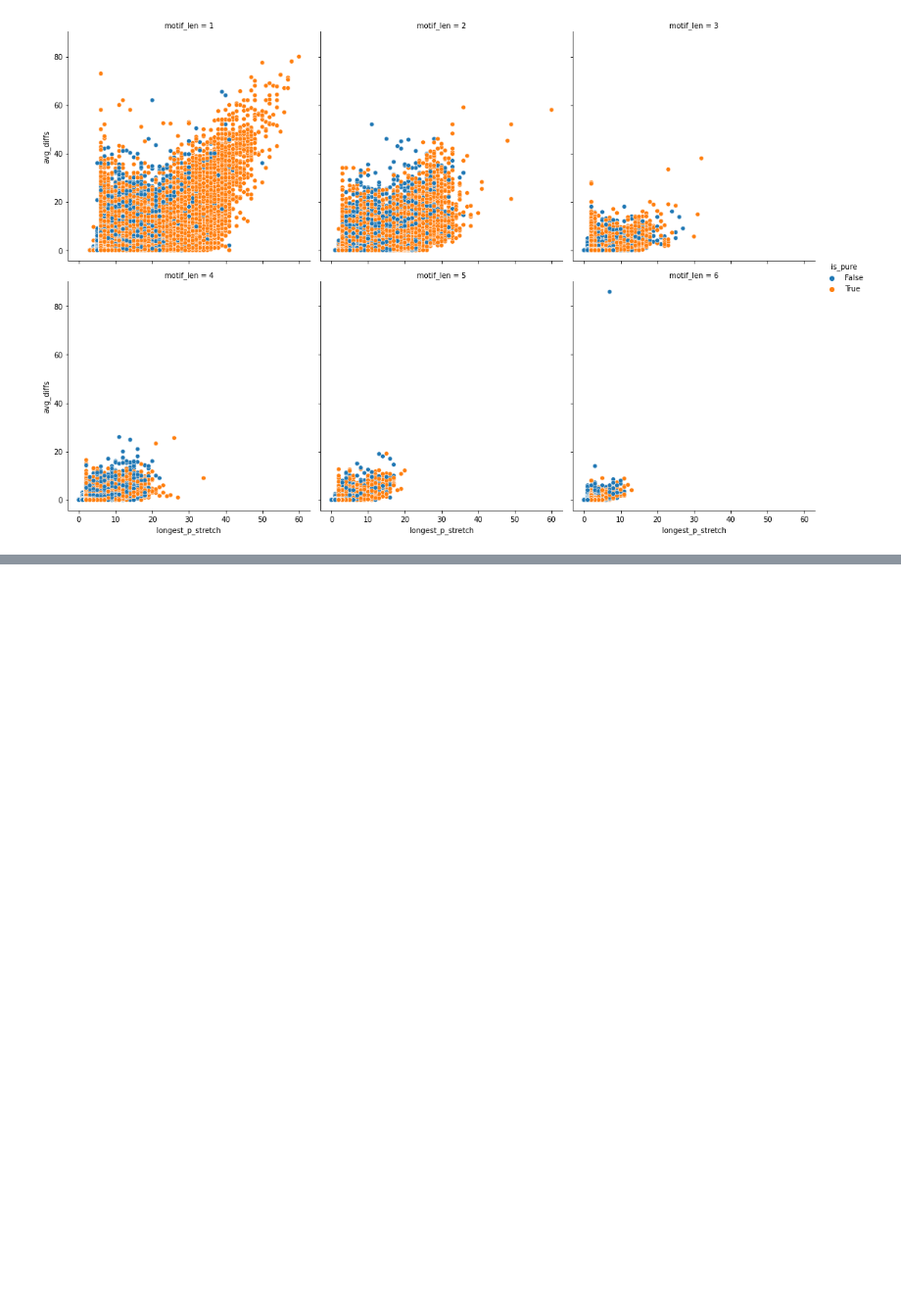
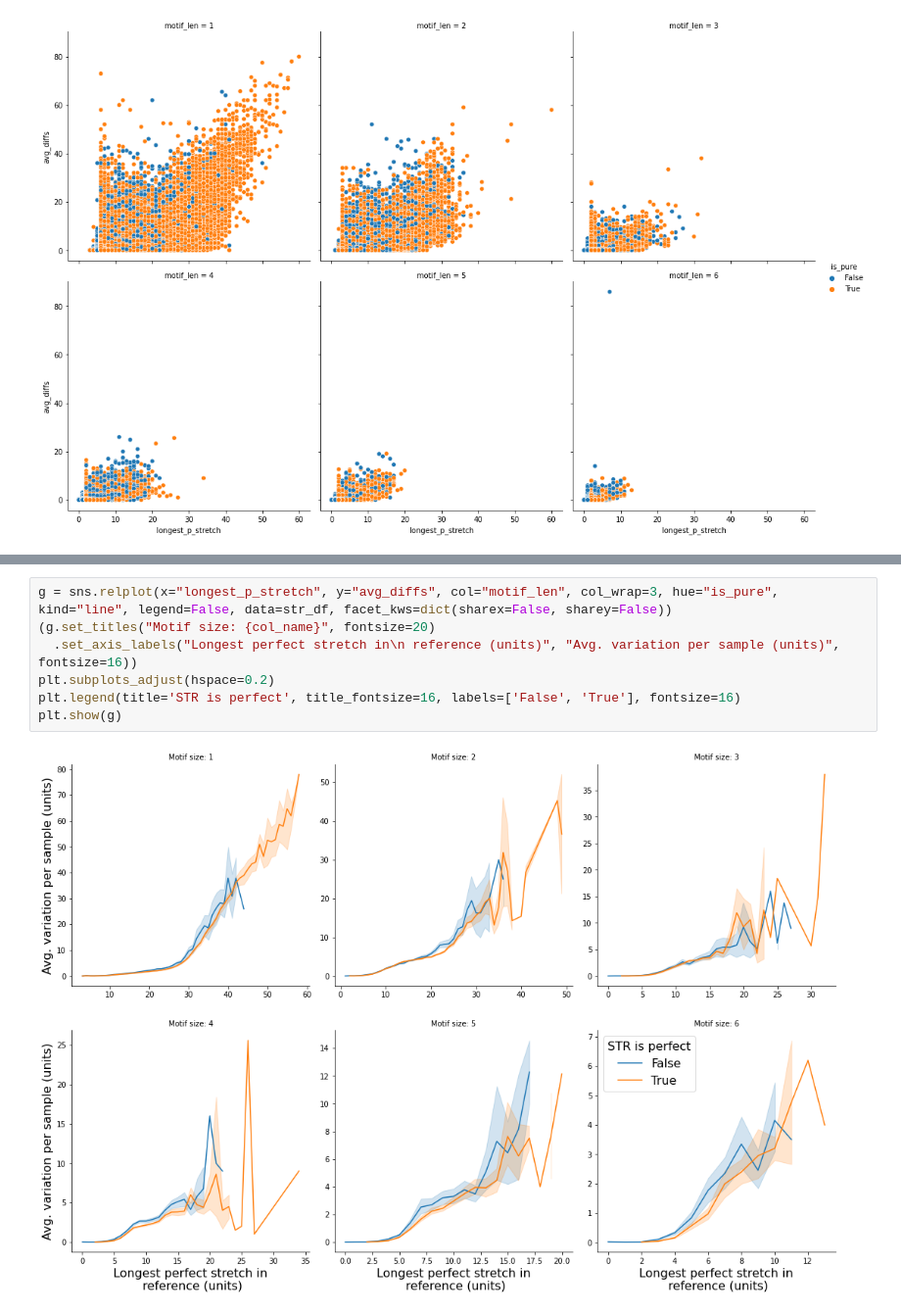
Before and after one commit to maverbiest/genotype_strs, a Jupyter notebook: notebooks/1000g_purity_var.ipynb, the cells around one changed output, grey strips where cells are left out. Shown at 98% size. Drawn from its saved outputs; the diff is of its cells as text; blank space fills up the shorter version.

```diff
--- a/notebooks/1000g_purity_var.ipynb
+++ b/notebooks/1000g_purity_var.ipynb
@@ -92,0 +122,9 @@ sns.relplot(x="longest_p_stretch", y="avg_diffs", col="motif_len", col_wrap=3, h
+# %%
+g = sns.relplot(x="longest_p_stretch", y="avg_diffs", col="motif_len", col_wrap=3, hue="is_pure", kind="line", legend=False, data=str_df, facet_kws=dict(sharex=False, sharey=False))
+(g.set_titles("Motif size: {col_name}", fontsize=20)
+  .set_axis_labels("Longest perfect stretch in\n reference (units)", "Avg. variation per sample (units)", fontsize=16))
+plt.subplots_adjust(hspace=0.2)
+plt.legend(title='STR is perfect', title_fontsize=16, labels=['False', 'True'], fontsize=16)
+plt.show(g)
+# %% [output]
+[figure, added]
```
Also changed, not shown: parts of 4 cells of this notebook, 5 other files.
